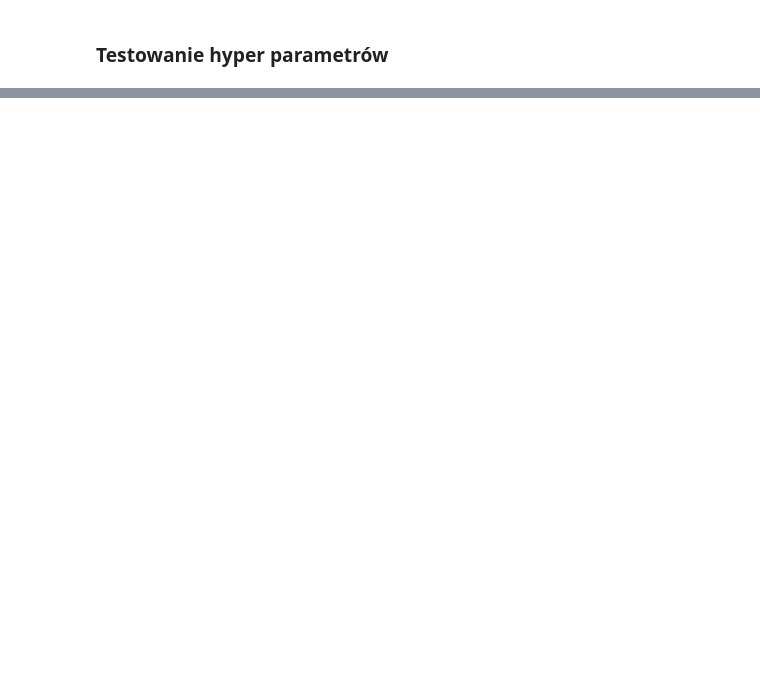
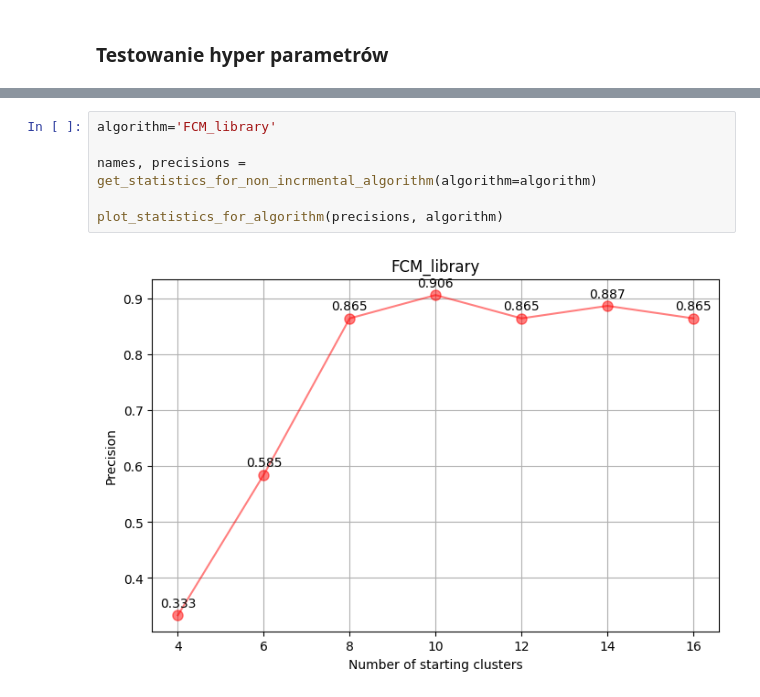
Before and after one commit to JakKepka/FuzzyClusteringAlgorithms, a Jupyter notebook: jupyter-notebooks/test_hyperparameter.ipynb, the cells around one changed output, grey strips where cells are left out. Drawn from its saved outputs; the diff is of its cells as text; blank space fills up the shorter version.

```diff
--- a/jupyter-notebooks/test_hyperparameter.ipynb
+++ b/jupyter-notebooks/test_hyperparameter.ipynb
@@ -66,0 +151,8 @@ plot_metrics_by_dataset([output], [dataset_name])
+# %%
+algorithm='FCM_library'
+
+names, precisions = get_statistics_for_non_incrmental_algorithm(algorithm=algorithm)
+
+plot_statistics_for_algorithm(precisions, algorithm)
+# %% [output]
+[figure, added]
```
Also changed, not shown: parts of 13 cells of this notebook, 4 other files.
